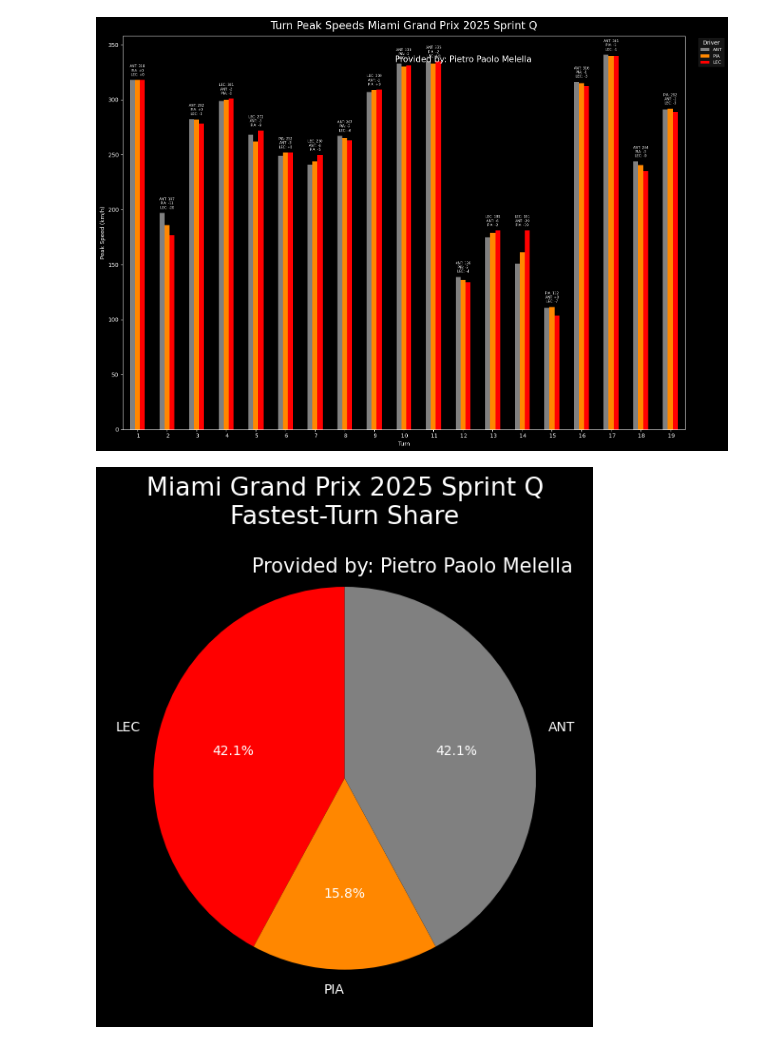
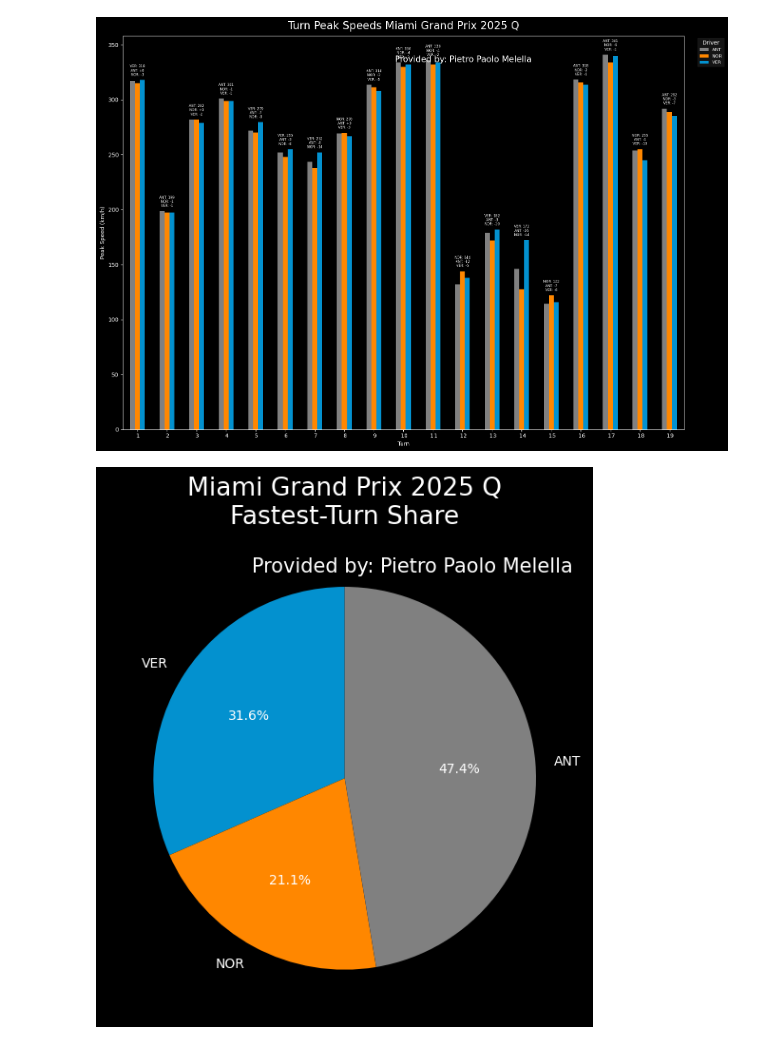
Before and after one commit to QuantumGhost98/F1, a Jupyter notebook: 2025/MIami/Miami_Q.ipynb, the cells around one changed output. Drawn from its saved outputs; the diff is of its cells as text; code cells hidden in the pictures.

Commit message:
Miami

```diff
--- a/2025/MIami/Miami_Q.ipynb
+++ b/2025/MIami/Miami_Q.ipynb
@@ -16,7 +16,7 @@ fastf1.plotting.setup_mpl(misc_mpl_mods=False, color_scheme='fastf1' )
 
 
 # load a session and its telemetry data
-session = fastf1.get_session(2025, 'Miami Grand Prix', 'SQ')
+session = fastf1.get_session(2025, 'Miami Grand Prix', 'Q')
 session.load()
 # In this way i Can exclude the box laps
 laps = session.laps.pick_wo_box()
@@ -412,7 +412,7 @@ class CornerAnalysis:
         self._load_data()
 
         # Define a simple color palette for up to 4 drivers
-        self.palette = ['red', 'orange', 'white', 'green'][:len(self.drivers)]
+        self.palette = ['blue', 'orange', 'white', 'green'][:len(self.drivers)]
 
     def _load_data(self):
         """Load and interpolate fastest-lap telemetry for each driver."""
@@ -495,11 +495,11 @@ class CornerAnalysis:
 corners =[[4,5,6],8]
 for corner in corners:
     ca = CornerAnalysis(
-        ['LEC','PIA','ANT'],    # up to 4 drivers
+        ['VER','NOR','ANT'],    # up to 4 drivers
         corner_idxs=corner,            # 1-based corners
         before=50,
         after=50,
-        session_label='FP1'
+        session_label='Q'
     )
     ca.plot_all()
 # %% [output]
@@ -606,18 +606,18 @@ class CornerSpeedComparator:
         plt.show()
 # %%
 # define your team/driver colors if you like
-colors = {'VER':'#0391cf','PIA':'#ff8700','LEC':'#ff0000', 'ANT': 'grey'}
+colors = {'VER':'#0391cf','NOR':'#ff8700','LEC':'#ff0000', 'ANT': 'grey'}
 
 comp = CornerSpeedComparator(
-    drivers=['ANT','PIA','LEC'],
+    drivers=['ANT','NOR','VER'],
     driver_color_map=colors,
-    session_label='Sprint Q'
+    session_label='Q'
 )
 
 # show absolute peaks
 comp.plot_peak_speeds()
 # %% [output]
-[figure, old version]
+[figure, new version]
 # %%
 class FastestTurnShare:
     """
@@ -708,11 +708,11 @@ class FastestTurnShare:
         plt.show()
 # %%
 share = FastestTurnShare(
-    drivers=['LEC','PIA','ANT'],
+    drivers=['VER','NOR','ANT'],
     session=session,
     driver_color_map=colors,
-    session_label='Sprint Q'
+    session_label='Q'
 )
 share.plot_share()
 # %% [output]
-[figure, old version]
+[figure, new version]
```
Also changed, not shown: parts of 6 cells of this notebook, 1 other file.
